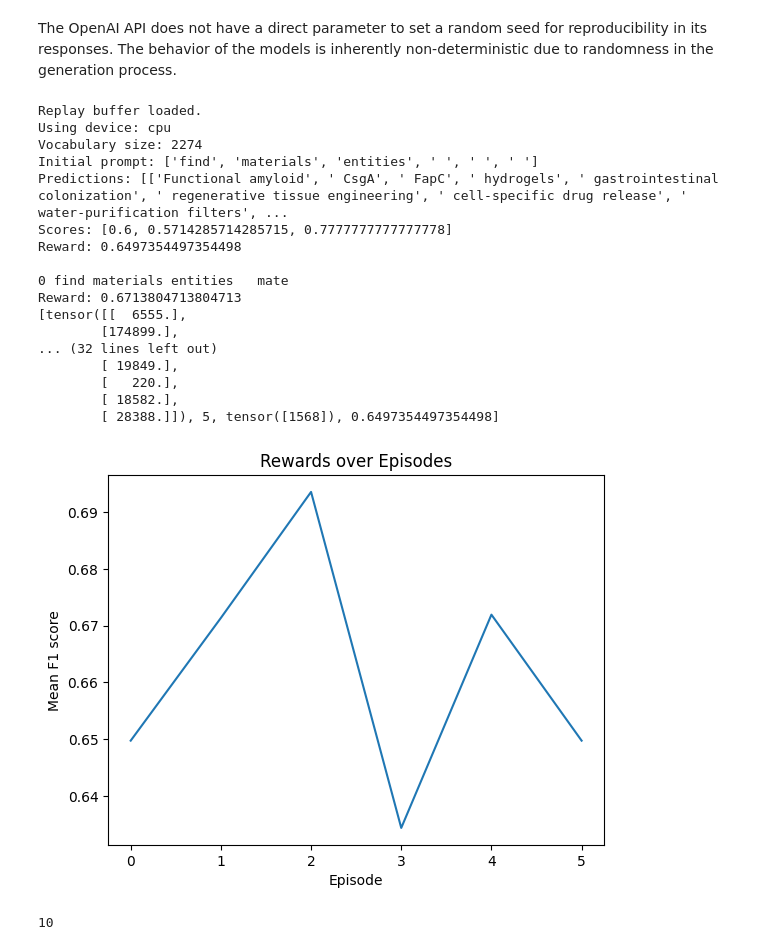
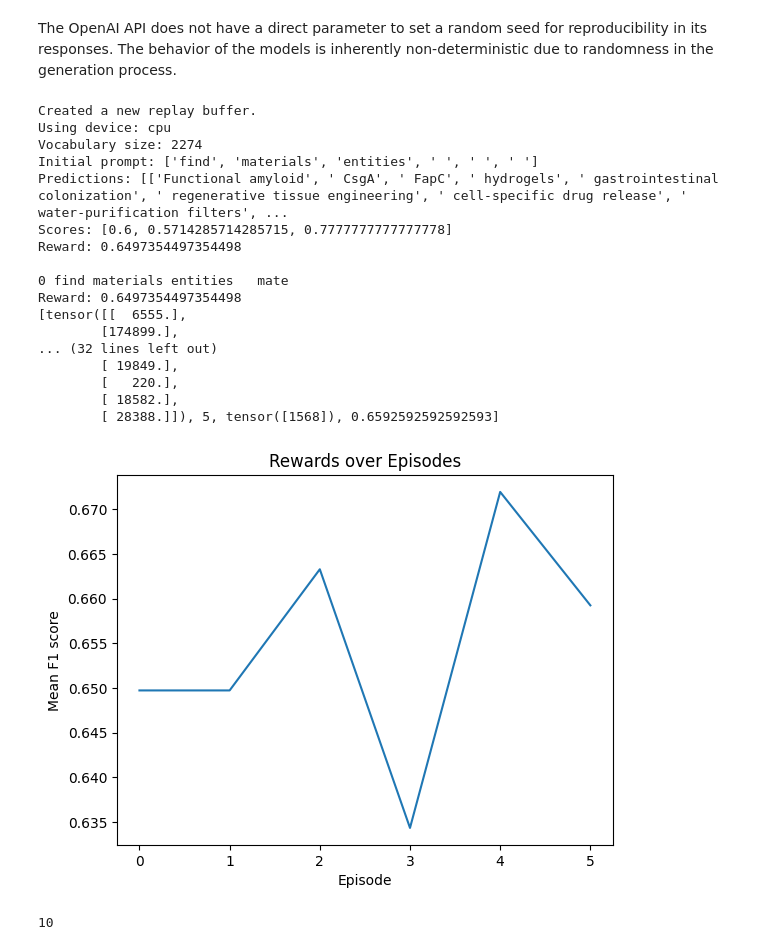
Before and after one commit to BOWENmeZHENG/RL, a Jupyter notebook: train.ipynb, the cells around one changed output. Saved outputs shown, nothing was run; the diff lists cells and outputs as text; code cells hidden in the pictures.

```diff
--- a/train.ipynb
+++ b/train.ipynb
@@ -90,41 +44,41 @@ WORD_LEN_MIN = 3
 EPOCHS = 5
 PROMPT_INIT = ["find", "materials", "entities", " ", " ", " "] # "Find entities for materials and devices"
 FIXED_IDS = [0, 1, 2]
-REPLAY = "replay_buffer_try"
+REPLAY = None
 LRs = [0.01, 1e-4]
 HIDDENs = [64, 1024]
 SEED = 1234
 EXP_ID = 4
 PRINT_INTERVAL = 1
 SAVE = False
 PLOT = True
 DATASET = "biomaterials"
 
 PROMPTS, PREDICTIONS, SCORES, REWARDS = rl.do_training(
     prompt_init=PROMPT_INIT, fixed_ids=FIXED_IDS, replay=REPLAY, epochs=EPOCHS, learning_rates=LRs,
     v_size=V_SIZE, word_len_min=WORD_LEN_MIN, hiddens=HIDDENs, seed=SEED,
     exp_id=EXP_ID, print_interval=PRINT_INTERVAL, save_results=SAVE, plot=PLOT,
     client=OpenAI(api_key=config["OPENAI_API_KEY"]), dataset=DATASET
     )
 # %% [output]
-Replay buffer loaded.
+Created a new replay buffer.
 Using device: cpu
 Vocabulary size: 2274
 Initial prompt: ['find', 'materials', 'entities', ' ', ' ', ' ']
 Predictions: [['Functional amyloid', ' CsgA', ' FapC', ' hydrogels', ' gastrointestinal colonization', ' regenerative tissue engineering', ' cell-specific drug release', ' water-purification filters', ...
 Scores: [0.6, 0.5714285714285715, 0.7777777777777778]
 Reward: 0.6497354497354498
 
 0 find materials entities   mate
-Reward: 0.6713804713804713
+Reward: 0.6497354497354498
 [tensor([[  6555.],
         [174899.],
 ... (32 lines left out)
         [ 19849.],
         [   220.],
         [ 18582.],
-        [ 28388.]]), 5, tensor([1568]), 0.6497354497354498]
+        [ 28388.]]), 5, tensor([1568]), 0.6592592592592593]
-[figure, old version]
+[figure, new version]
 # %%
 import pickle
 with open("replay_buffer_try.pkl", 'rb') as f:
```
Also changed, not shown: parts of 2 cells of this notebook, 1 other file.
